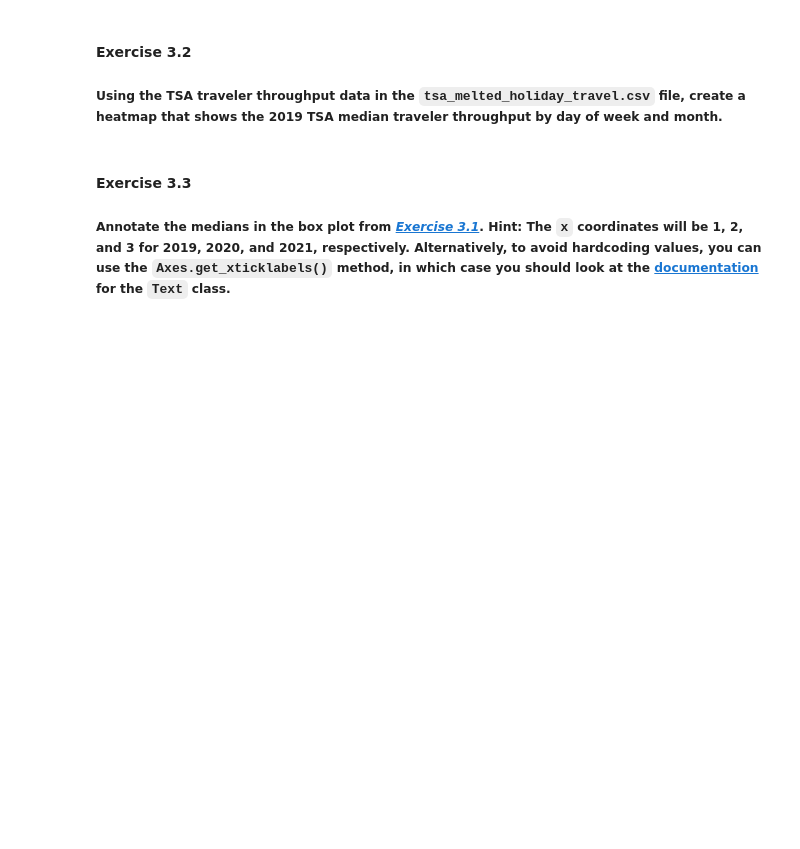
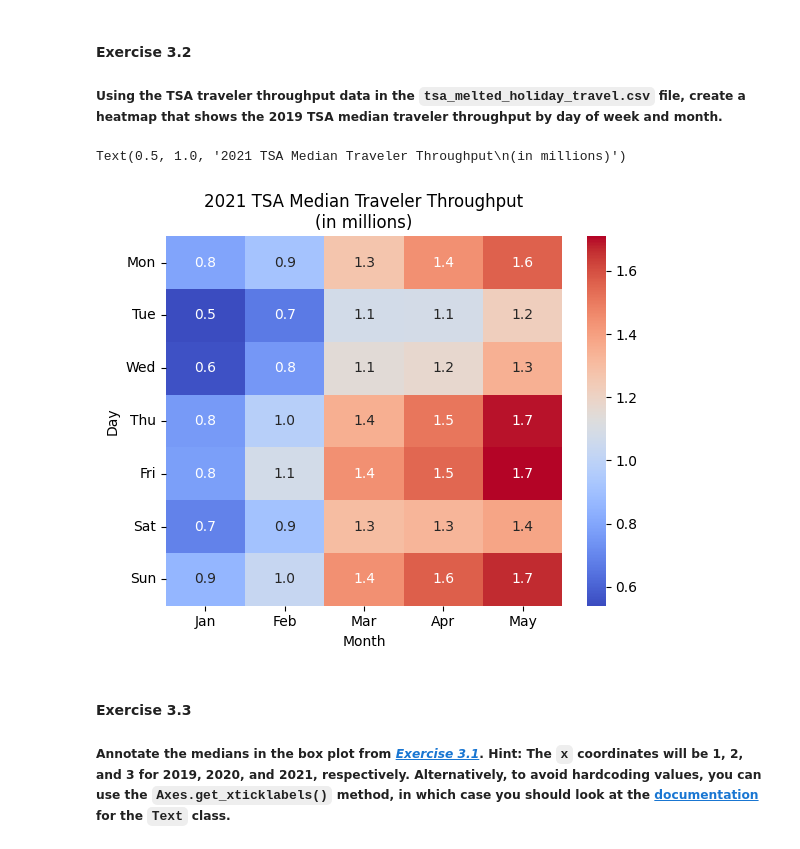
Before and after one commit to leo-feingold/pandas-workshop, a Jupyter notebook: notebooks/workbook.ipynb, the cells around one changed output. Saved outputs shown, nothing was run; the diff lists cells and outputs as text; code cells hidden in the pictures; blank space fills up the shorter version.

```diff
--- a/notebooks/workbook.ipynb
+++ b/notebooks/workbook.ipynb
@@ -206,6 +226,40 @@ Name: tip_amount, dtype: float64
 # %% [markdown]
 #### Exercise 3.2
 ##### Using the TSA traveler throughput data in the `tsa_melted_holiday_travel.csv` file, create a heatmap that shows the 2019 TSA median traveler throughput by day of week and month.
+# %%
+#import libraries
+import calendar
+import pandas as pd
+from matplotlib.ticker import EngFormatter
+import seaborn as sns
+import matplotlib.pyplot as plt
+
+
+df = pd.read_csv("/Users/leofeingold/Documents/GitHub/pandas-workshop/data/tsa_melted_holiday_travel.csv") #read in the data
+df.set_index("year", inplace = True) #set the index to the year so that I can filter down the rows by year
+
+testYear = 2021 #pick what year to display
+df = df.loc[testYear] #filter the dataframe to the desired year
+df["date"] = pd.to_datetime(df["date"]) #change the dates to pandas datetime objects, remember, this can be done when I first create the dataframe by including the parameter parse_dates and setting it to True
+df = df.assign(
+    Month = lambda x: x["date"].dt.month, #create the new month column and set it equal to the month (gathered from the date column)
+    Day = lambda x: x["date"].dt.dayofweek #create the new day column and set it equal to the day (gathered from the date column)
+)
+
+df = df.pivot_table(values = "travelers", columns = "Month", index = "Day", aggfunc='median') #pivot the data so that you can create the heatmap
+
+#day_dict = {0: "Mon", 1: "Tue", 2: "Wed", 3: "Thu", 4: "Fri", 5: "Sat", 6: "Sun"} #no longer needed because you can change the days to abbreviations when actually plotting the data
+#df.index = df.index.map(day_dict) #see line above
+
+
+
+ax = sns.heatmap(data= df / 1e6, annot=True, fmt='.1f', cmap='coolwarm') #create the Axes object
+ax.set_xticklabels(calendar.month_abbr[1:df.shape[1] + 1]) #create the tickers and abbreviate the month -> notice the upper bound is df.shape[1] + 1 because there is only 5 month of 2021 data
+ax.set_yticklabels(calendar.day_abbr, rotation=0) #set the y ticks (always 7 because 7 days in a week) and get the days abbreviated
+ax.set_title(f'{testYear} TSA Median Traveler Throughput\n(in millions)') #set the title with a formatted string
+# %% [output]
+Text(0.5, 1.0, '2021 TSA Median Traveler Throughput\n(in millions)')
+[figure, added]
 # %% [markdown]
 #### Exercise 3.3
 ##### Annotate the medians in the box plot from *[Exercise 3.1](#Exercise-3.1)*. Hint: The `x` coordinates will be 1, 2, and 3 for 2019, 2020, and 2021, respectively. Alternatively, to avoid hardcoding values, you can use the `Axes.get_xticklabels()` method, in which case you should look at the [documentation](https://matplotlib.org/stable/api/text_api.html) for the `Text` class.
```
Also changed, not shown: parts of 2 cells of this notebook.
